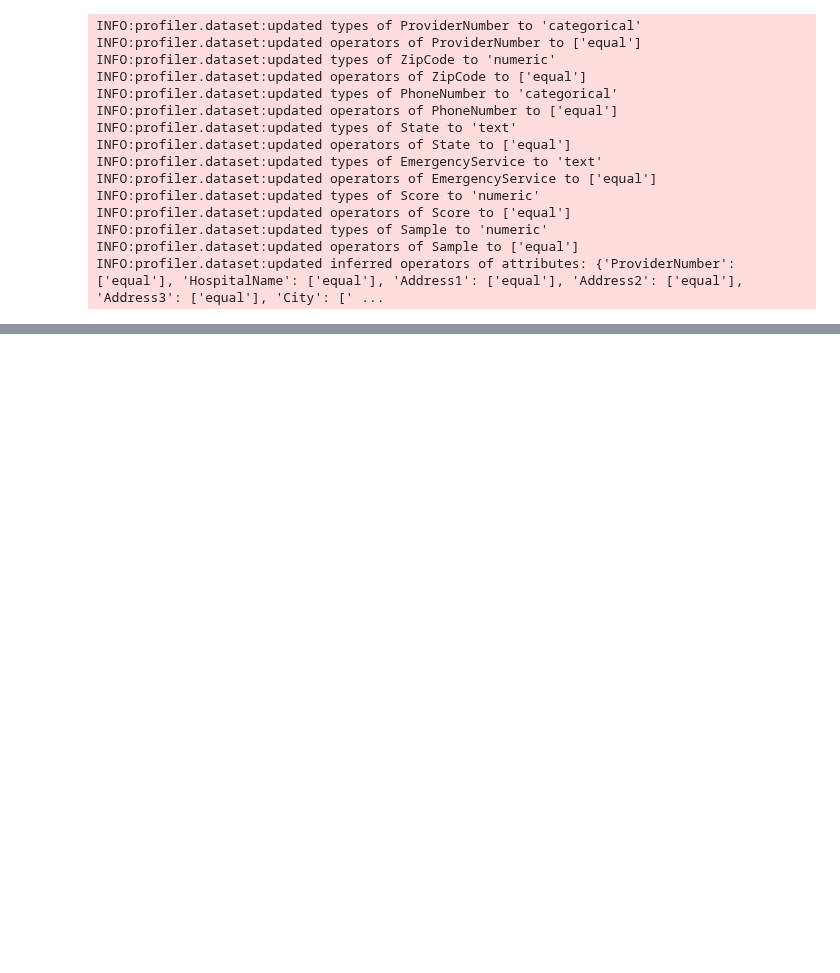
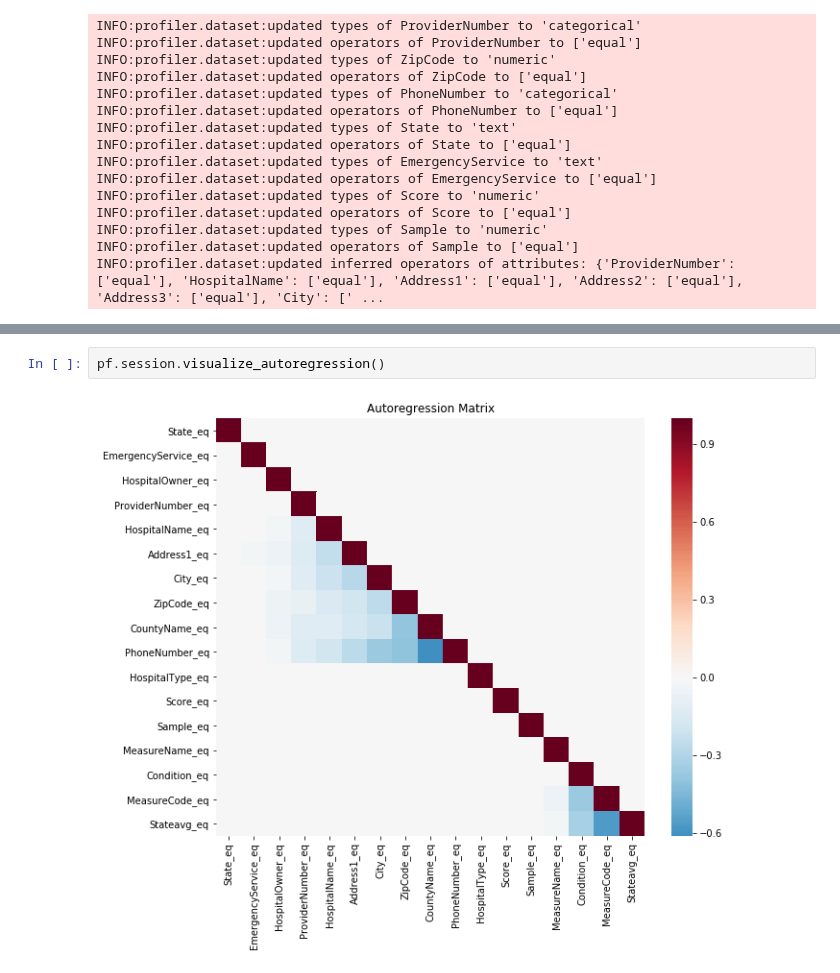
Before and after one commit to sis-ethz/Profiler-Public, a Jupyter notebook: tutorials/Tutorial1_Hospital.ipynb, the cells around one changed output, grey strips where cells are left out. Saved outputs shown, nothing was run; the diff lists cells and outputs as text; blank space fills up the shorter version.

```diff
--- a/tutorials/Tutorial1_Hospital.ipynb
+++ b/tutorials/Tutorial1_Hospital.ipynb
@@ -167,0 +129,4 @@ Stateavg_eq,Condition_eq,MeasureCode_eq -> MeasureName_eq (0.9447860787648829)
+# %%
+pf.session.visualize_autoregression()
+# %% [output]
+[figure, added]
```
Also changed, not shown: parts of 28 cells of this notebook, 36 other files.
